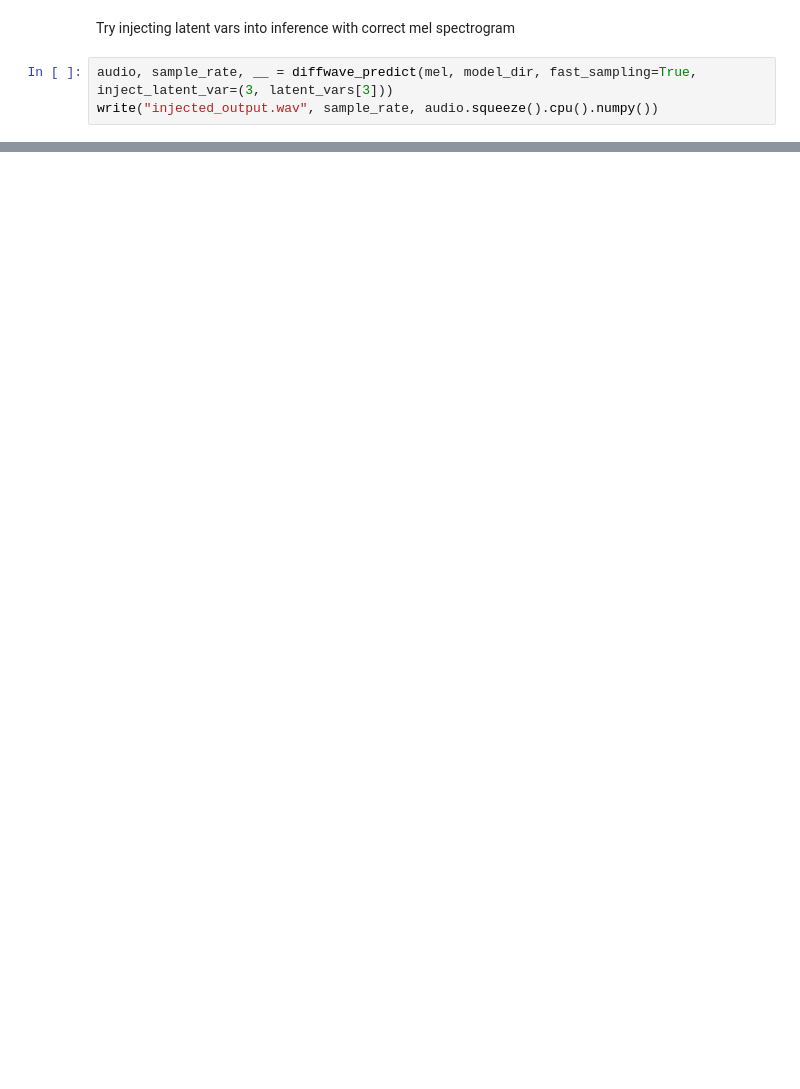
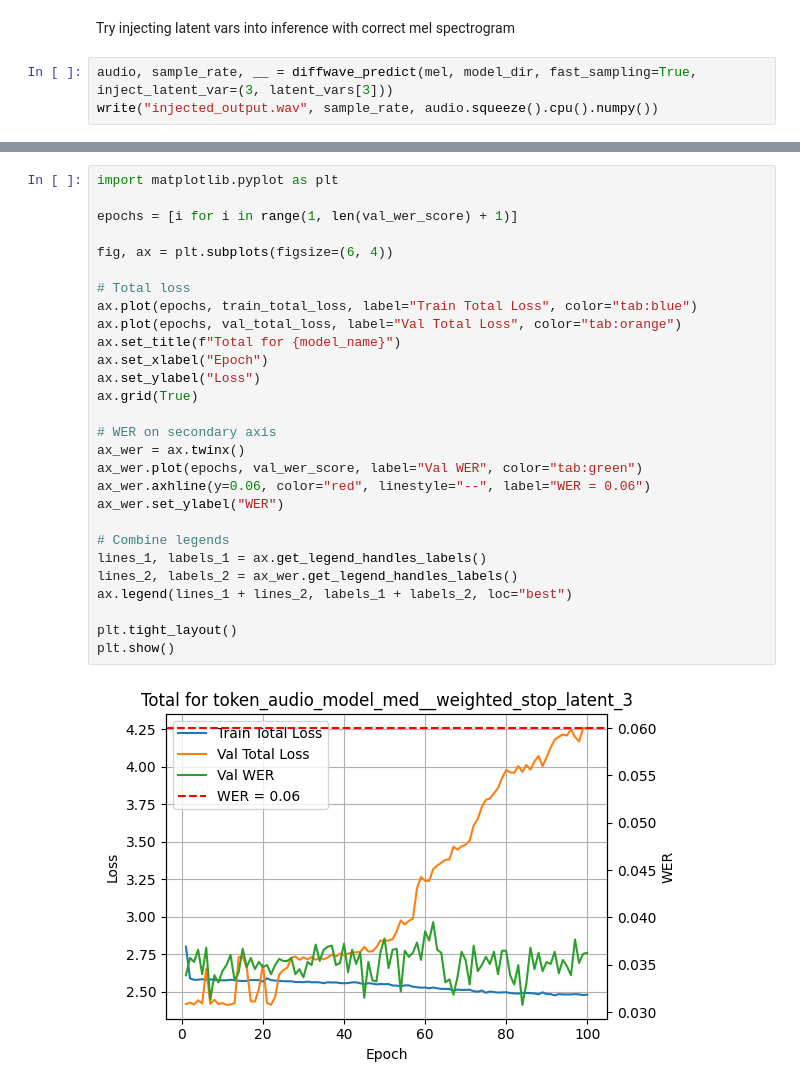
Before and after one commit to wongbr55/diffwave_expose_latent_space, a Jupyter notebook: diffwave_test.ipynb, the cells around one changed output, grey strips where cells are left out. Saved outputs shown, nothing was run; the diff lists cells and outputs as text; blank space fills up the shorter version.

```diff
--- a/diffwave_test.ipynb
+++ b/diffwave_test.ipynb
@@ -48,0 +116,30 @@ write("injected_output.wav", sample_rate, audio.squeeze().cpu().numpy())
+# %%
+import matplotlib.pyplot as plt
+
+epochs = [i for i in range(1, len(val_wer_score) + 1)]
+
+fig, ax = plt.subplots(figsize=(6, 4))
+
+# Total loss
+ax.plot(epochs, train_total_loss, label="Train Total Loss", color="tab:blue")
+ax.plot(epochs, val_total_loss, label="Val Total Loss", color="tab:orange")
+ax.set_title(f"Total for {model_name}")
+ax.set_xlabel("Epoch")
+ax.set_ylabel("Loss")
+ax.grid(True)
+
+# WER on secondary axis
+ax_wer = ax.twinx()
+ax_wer.plot(epochs, val_wer_score, label="Val WER", color="tab:green")
+ax_wer.axhline(y=0.06, color="red", linestyle="--", label="WER = 0.06")
+ax_wer.set_ylabel("WER")
+
+# Combine legends
+lines_1, labels_1 = ax.get_legend_handles_labels()
+lines_2, labels_2 = ax_wer.get_legend_handles_labels()
+ax.legend(lines_1 + lines_2, labels_1 + labels_2, loc="best")
+
+plt.tight_layout()
+plt.show()
+# %% [output]
+[figure, added]
```
Also changed, not shown: parts of 35 cells of this notebook, 3 other files.
